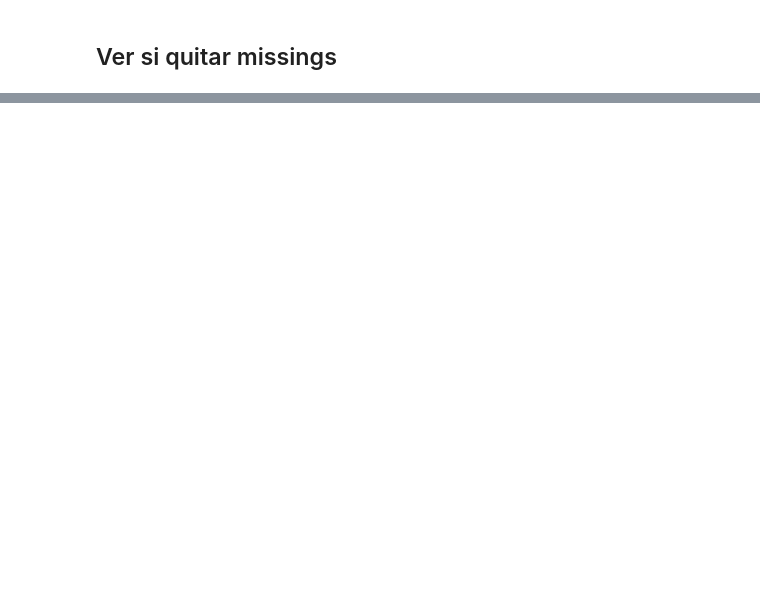
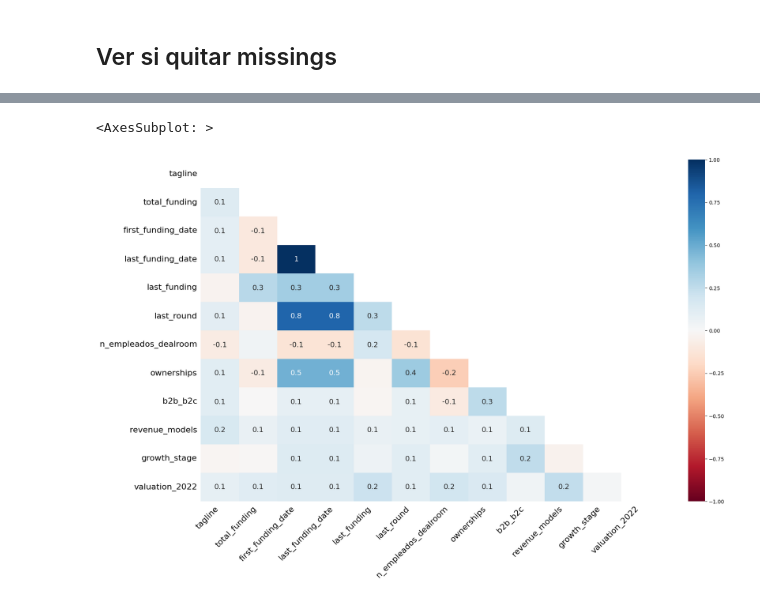
Before and after one commit to unaimleal/spri_reto_07_morado, a Jupyter notebook: preprocesamiento.ipynb, the cells around one changed output, grey strips where cells are left out. Drawn from its saved outputs; the diff is of its cells as text; code cells hidden in the pictures; blank space fills up the shorter version.

```diff
--- a/preprocesamiento.ipynb
+++ b/preprocesamiento.ipynb
@@ -67,6 +69,9 @@ Valor agregado mil EUR                          9
 dtype: int64
 AxesSubplot(0.125,0.11;0.698618x0.77)
 [figure]
+# %%
+# pasamos el n.s. a NaN con applymap
+df_sabi_2=df_sabi_2.applymap(lambda x: np.nan if x=='n.s.' else x)
 # %%
 print(df_sabi_2.shape)
 # calculamos la cantidad de nulos por fila
@@ -93,0 +99,7 @@ print(df_sabi_2.iloc[indices_missings,:])
+# %%
+# creamos columna con numero de missing por fila
+df_sabi_2['n_missings']= df_sabi_2.isna().sum(axis=1)
+# %%
+# sacamos el codigo_nif de las empresas que tienen mas de 20 missings
+empresas_missings= df_sabi_2[df_sabi_2['n_missings']>20]['Codigo_NIF'].unique()
+empresas_missings
@@ -93,0 +109,10 @@ print(df_sabi_2.iloc[indices_missings,:])
+# %%
+# eliminamos las empresas con mas de 20 missings
+df_sabi_2= df_sabi_2[~df_sabi_2['Codigo_NIF'].isin(empresas_missings)]
+print(df_sabi_2.shape)
+# lo mismo con df_sabi_1
+df_sabi_1= df_sabi_1[~df_sabi_1['Codigo_NIF'].isin(empresas_missings)]
+print(df_sabi_1.shape)
+# tambien con df_dealroom
+df_dealroom= df_dealroom[~df_dealroom['Codigo_NIF'].isin(empresas_missings)]
+print(df_dealroom.shape)
@@ -121,0 +167,6 @@ dtype: int64
+# %%
+# correlograma de missing values
+msno.heatmap(df_dealroom)
+# %% [output]
+<AxesSubplot: >
+[figure, added]
```
Also changed, not shown: parts of 22 cells of this notebook.
